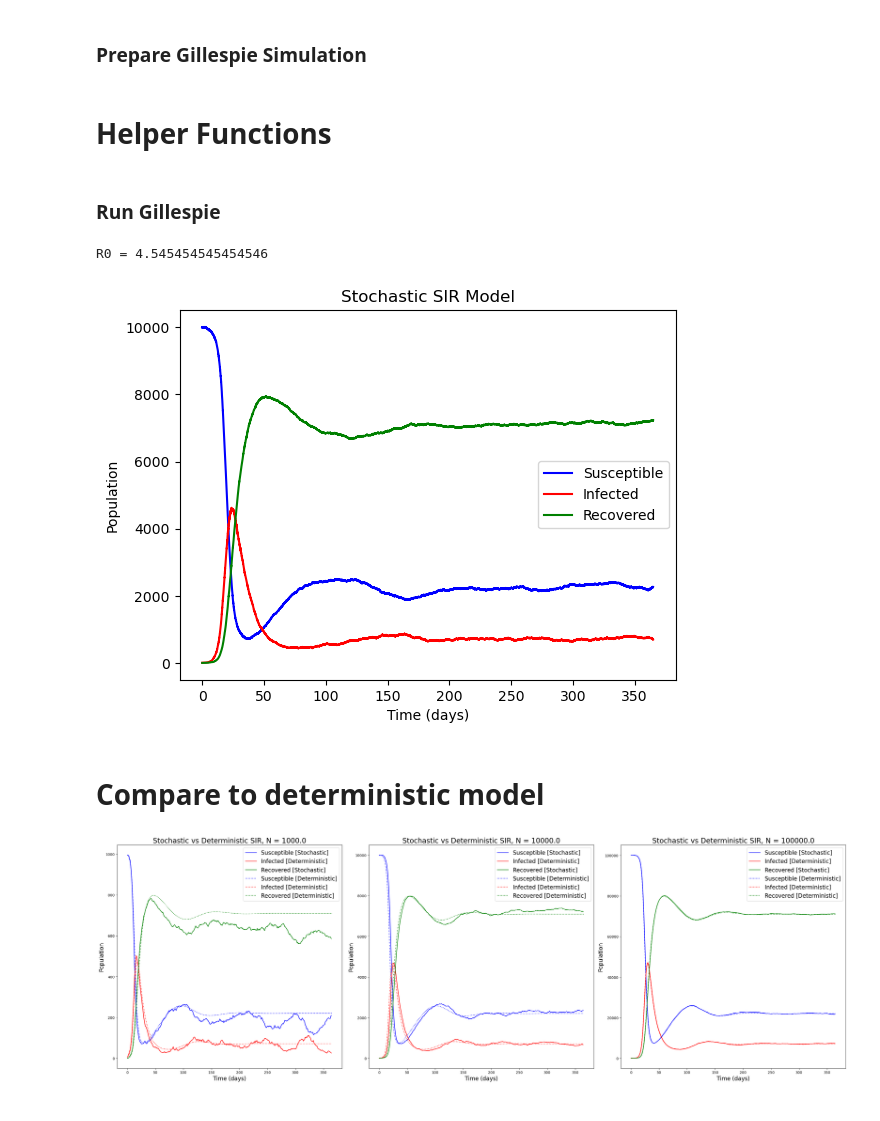
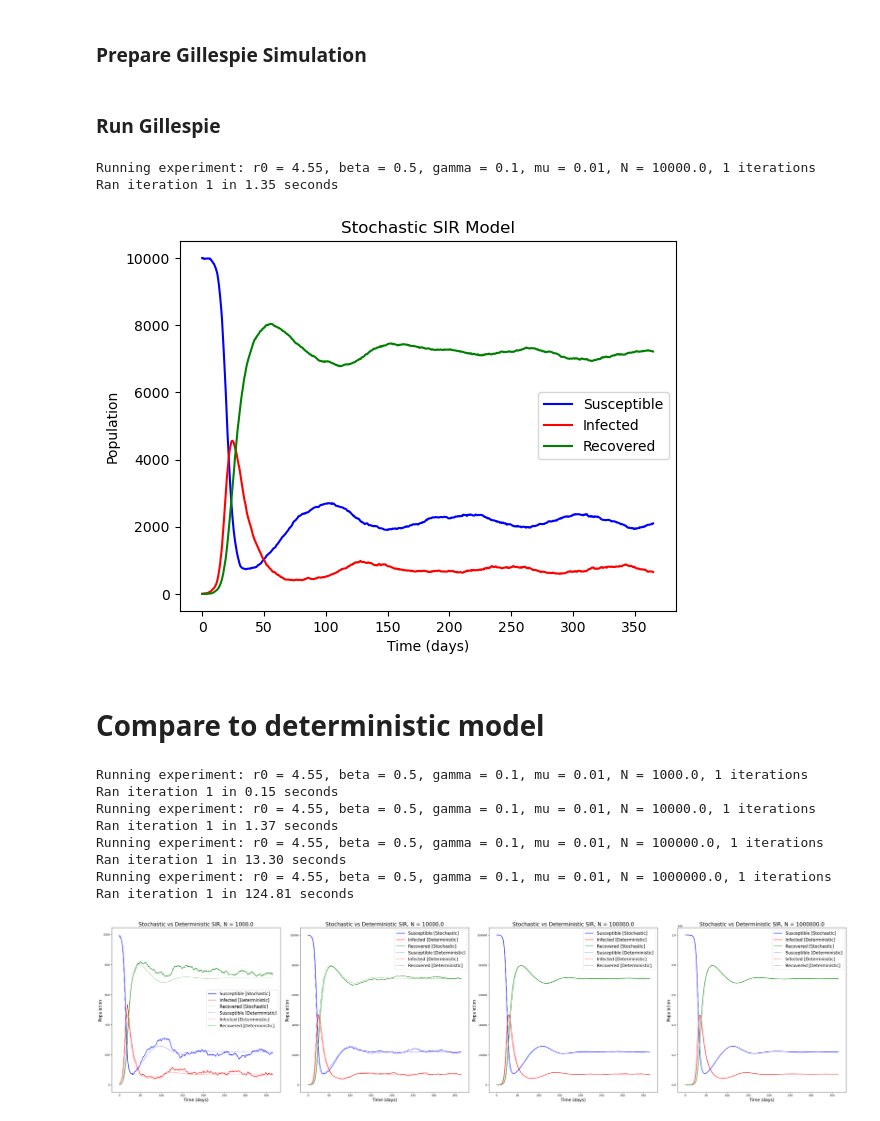
Before and after one commit to kylehtunis/stochastic-modeling, a Jupyter notebook: problem1.ipynb, the cells around one changed output. Saved outputs shown, nothing was run; the diff lists cells and outputs as text; code cells hidden in the pictures.

Commit message:
much improved experiment framework and varying r0

```diff
--- a/problem1.ipynb
+++ b/problem1.ipynb
@@ -124,2 +204,0 @@ def gillespie(params: Gillespie_Parameters, events: list[Event], t_max):
-# %% [markdown]
-# Helper Functions
@@ -137,72 +205,73 @@ def standardize_timesteps(data, interval, max_t):
 # %% [markdown]
 ### Run Gillespie
 # %%
-import matplotlib.pyplot as plt
-import copy
-
 population_size = 1e4
 initial_infected = 5
-initial_population = Population(population_size - initial_infected, initial_infected, 0)
+sim_length = 365
+data_rate = 2
 beta = 0.5
 gamma = 0.1
-mu = 1 / 100
-sim_length = 365
-data_interval = 1
+mu = 1/100
+
+experiment1 = Experiment(Gillespie_Parameters(population_size=population_size, initial_infected=initial_infected, beta=beta, gamma=gamma, mu=mu), events=events, simulation_length=sim_length, data_rate=data_rate)
 
 r0 = beta / (gamma + mu)
-print(f'R0 = {r0}')
 
-params = Gillespie_Parameters(copy.deepcopy(initial_population), beta, gamma, mu)
-res = gillespie(params, events, sim_length)
-res_standardized = standardize_timesteps(res, data_interval, sim_length)
+res = experiment1.run().mean_result()
 
-plt.plot(res[0], res[1], 'b', label='Susceptible')
-plt.plot(res[0], res[2], 'r', label='Infected')
-plt.plot(res[0], res[3], 'g', label='Recovered')
+plt.plot(res.t, res.X, 'b', label='Susceptible')
+plt.plot(res.t, res.Y, 'r', label='Infected')
+plt.plot(res.t, res.Z, 'g', label='Recovered')
 plt.legend(loc='right')
 plt.xlabel('Time (days)')
 plt.ylabel('Population')
 plt.title('Stochastic SIR Model')
 plt.show()
 # %% [output]
-R0 = 4.545454545454546
+Running experiment: r0 = 4.55, beta = 0.5, gamma = 0.1, mu = 0.01, N = 10000.0, 1 iterations
+Ran iteration 1 in 1.35 seconds
-[figure, old version]
+[figure, new version]
 # %% [markdown]
 # Compare to deterministic model
 # %%
 from scipy.integrate import solve_ivp
 
 def deterministic_sir(t, xyz, beta, gamma, mu):
     x, y, z = xyz
     n = x + y + z
     dxdt = mu * n - beta * (x/n) * y - mu * x
     dydt = beta * (x/n) * y - gamma * y - mu * y
     dzdt = gamma * y - mu * z
     return [dxdt, dydt, dzdt]
 
-ns = [1e3, 1e4, 1e5]
-fig, ax = plt.subplots(1, 3, figsize=(30, 10))
+ns = [1e3, 1e4, 1e5, 1e6]
+fig, ax = plt.subplots(1, 4, figsize=(40, 10))
 for i, n in enumerate(ns):
-    pop = Population(n - initial_infected, initial_infected, 0)
+    params = Gillespie_Parameters(population_size=n, initial_infected=initial_infected, beta=0.5, gamma=0.1, mu=0.01)
+    experiment = Experiment(params, events, sim_length, data_rate=data_rate)
+    res = experiment.run().mean_result()
+    sol = solve_ivp(deterministic_sir, (0, sim_length), (n - initial_infected, initial_infected, 0), t_eval=res.t, args=(beta, gamma, mu))
 
-    sol = solve_ivp(deterministic_sir, (0, sim_length), (pop.tuple()), t_eval=np.linspace(0, sim_length, len(res_standardized[0])), args=(beta, gamma, mu))
-
-    params = Gillespie_Parameters(pop, beta, gamma, mu)
-    res = gillespie(params, events, sim_length)
-    res_standardized = standardize_timesteps(res, data_interval, sim_length)
-
-    ax[i].plot(res_standardized[0], res_standardized[1], 'b', label='Susceptible [Stochastic]')
-    ax[i].plot(res_standardized[0], res_standardized[2], 'r', label='Infected [Deterministic]')
-    ax[i].plot(res_standardized[0], res_standardized[3], 'g', label='Recovered [Stochastic]')
+    ax[i].plot(res.t, res.X, 'b', label='Susceptible [Stochastic]')
+    ax[i].plot(res.t, res.Y, 'r', label='Infected [Deterministic]')
+    ax[i].plot(res.t, res.Z, 'g', label='Recovered [Stochastic]')
     ax[i].plot(sol.t, sol.y[0], 'b:', label='Susceptible [Deterministic]')
     ax[i].plot(sol.t, sol.y[1], 'r:', label='Infected [Deterministic]')
     ax[i].plot(sol.t, sol.y[2], 'g:', label='Recovered [Deterministic]')
     ax[i].legend(fontsize=16)
     ax[i].set_title(f'Stochastic vs Deterministic SIR, N = {n}', fontsize=20)
     ax[i].set_xlabel('Time (days)', fontsize=16)
     ax[i].set_ylabel('Population', fontsize=16)
 
 plt.tight_layout()
 plt.show()
 # %% [output]
+Running experiment: r0 = 4.55, beta = 0.5, gamma = 0.1, mu = 0.01, N = 1000.0, 1 iterations
+Ran iteration 1 in 0.15 seconds
+Running experiment: r0 = 4.55, beta = 0.5, gamma = 0.1, mu = 0.01, N = 10000.0, 1 iterations
+Ran iteration 1 in 1.37 seconds
+Running experiment: r0 = 4.55, beta = 0.5, gamma = 0.1, mu = 0.01, N = 100000.0, 1 iterations
+Ran iteration 1 in 13.30 seconds
+Running experiment: r0 = 4.55, beta = 0.5, gamma = 0.1, mu = 0.01, N = 1000000.0, 1 iterations
+Ran iteration 1 in 124.81 seconds
-[figure, old version]
+[figure, new version]
```
Also changed, not shown: parts of 9 cells of this notebook.
